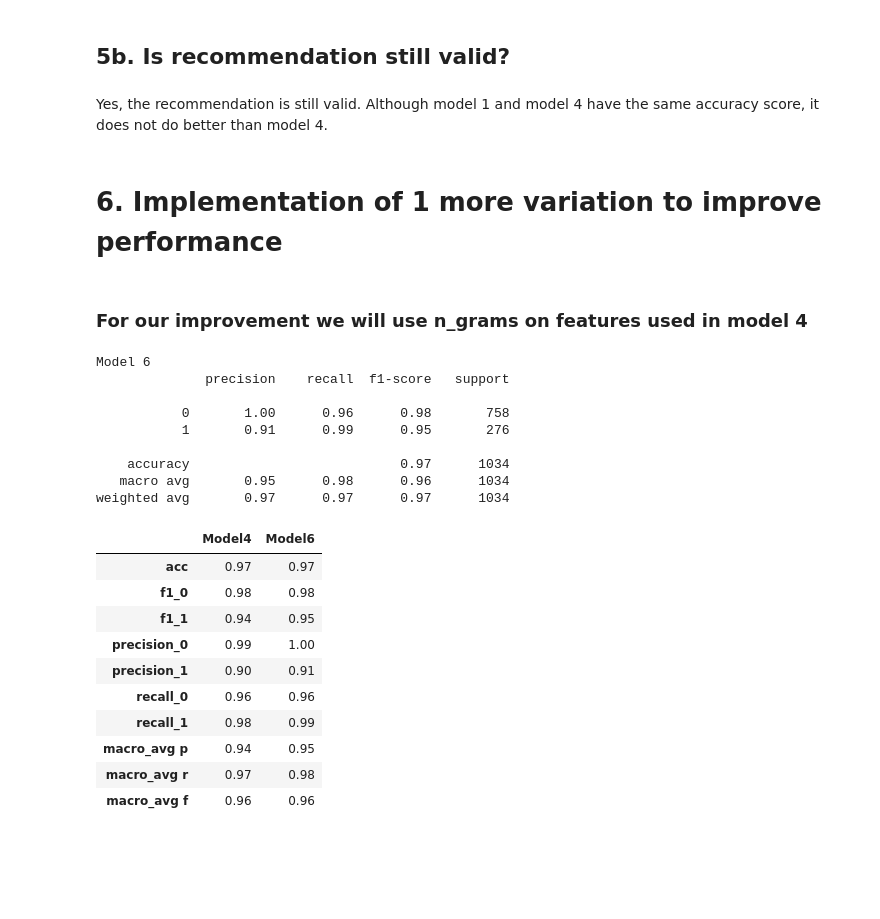
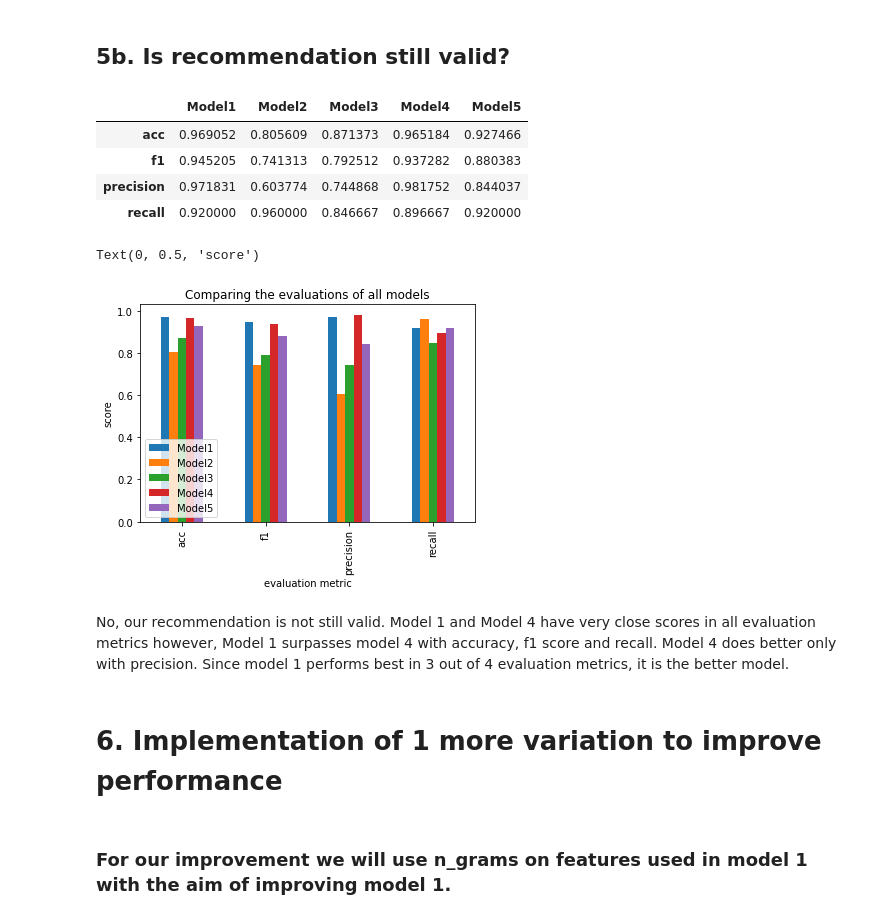
Before and after one commit to fezilemahlangu/Natural-Language-Processing-Project, a Jupyter notebook: NLP_project.ipynb, the cells around one changed output. Saved outputs shown, nothing was run; the diff lists cells and outputs as text; code cells hidden in the pictures; blank space fills up the shorter version.

```diff
--- a/NLP_project.ipynb
+++ b/NLP_project.ipynb
@@ -834,11 +910,35 @@ weighted avg       0.93      0.93      0.93      1034
 # %% [markdown]
 ## 5b. Is recommendation still valid?
-# %% [markdown]
-Yes, the recommendation is still valid. Although model 1 and model 4 have the same accuracy score, it does not do better than model 4.
+# %%
+M1 = [a1,f1,p1,r1]
+M2 = [a2,f2,p2,r2]
+M3 = [a3,f3,p3,r3]
+M4 = [a4,f4,p4,r4]
+M5 = [a5,f5,p5,r5]
+
+
+index = ['acc', 'f1', 'precision','recall']
+df_2 = pd.DataFrame({'Model1': M1,
+                   'Model2': M2, 'Model3':M3, 'Model4':M4, 'Model5':M5}, index=index)
+display(df_2)
+ax = df_2.plot.bar(title="Comparing the evaluations of all models")
+plt.legend(loc='lower left')
+ax.set_xlabel("evaluation metric")
+ax.set_ylabel("score")
+# %% [output]
+|  | Model1 | Model2 | Model3 | Model4 | Model5 |
+| acc | 0.969052 | 0.805609 | 0.871373 | 0.965184 | 0.927466 |
+| f1 | 0.945205 | 0.741313 | 0.792512 | 0.937282 | 0.880383 |
+| precision | 0.971831 | 0.603774 | 0.744868 | 0.981752 | 0.844037 |
+| recall | 0.920000 | 0.960000 | 0.846667 | 0.896667 | 0.920000 |
+Text(0, 0.5, 'score')
+[figure, added]
+# %% [markdown]
+No, our recommendation is not still valid. Model 1 and Model 4 have very close scores in all evaluation metrics however, Model 1 surpasses model 4 with accuracy, f1 score and recall. Model 4 does better only with precision. Since model 1 performs best in 3 out of 4 evaluation metrics, it is the better model.
 # %% [markdown]
 # 6. Implementation of 1 more variation to improve performance
 # %% [markdown]
-### For our improvement we will use n_grams on features used in model 4
+### For our improvement we will use n_grams on features used in model 1 with the aim of improving model 1.
 # %%
 #using a bigram
 pipeline6 = Pipeline([
@@ -851,35 +949,0 @@ Model6 = pipeline6.fit(not_top100_train_x_join,train_y)
-# %%
-print("Model 6")
-report6=report_test(Model6)
-print(report6)
-# %% [output]
-Model 6
-              precision    recall  f1-score   support
-
-           0       1.00      0.96      0.98       758
-           1       0.91      0.99      0.95       276
-
-    accuracy                           0.97      1034
-   macro avg       0.95      0.98      0.96      1034
-weighted avg       0.97      0.97      0.97      1034
-# %%
-M4 = [0.97,0.98,0.94,0.99,0.90,0.96,0.98,0.94,0.97,0.96]
-M6 = [0.97,0.98,0.95,1.00,0.91,0.96,0.99,0.95,0.98,0.96]
-
-
-index = ['acc', 'f1_0','f1_1', 'precision_0','precision_1', 'recall_0','recall_1','macro_avg p', 'macro_avg r', 'macro_avg f']
-df6 = pd.DataFrame({'Model4': M4,
-                   'Model6': M6}, index=index)
-df6
-# %% [output]
-|  | Model4 | Model6 |
-| acc | 0.97 | 0.97 |
-| f1_0 | 0.98 | 0.98 |
-| f1_1 | 0.94 | 0.95 |
-| precision_0 | 0.99 | 1.00 |
-| precision_1 | 0.90 | 0.91 |
-| recall_0 | 0.96 | 0.96 |
-| recall_1 | 0.98 | 0.99 |
-| macro_avg p | 0.94 | 0.95 |
-| macro_avg r | 0.97 | 0.98 |
-| macro_avg f | 0.96 | 0.96 |
```
Also changed, not shown: parts of 34 cells of this notebook.
